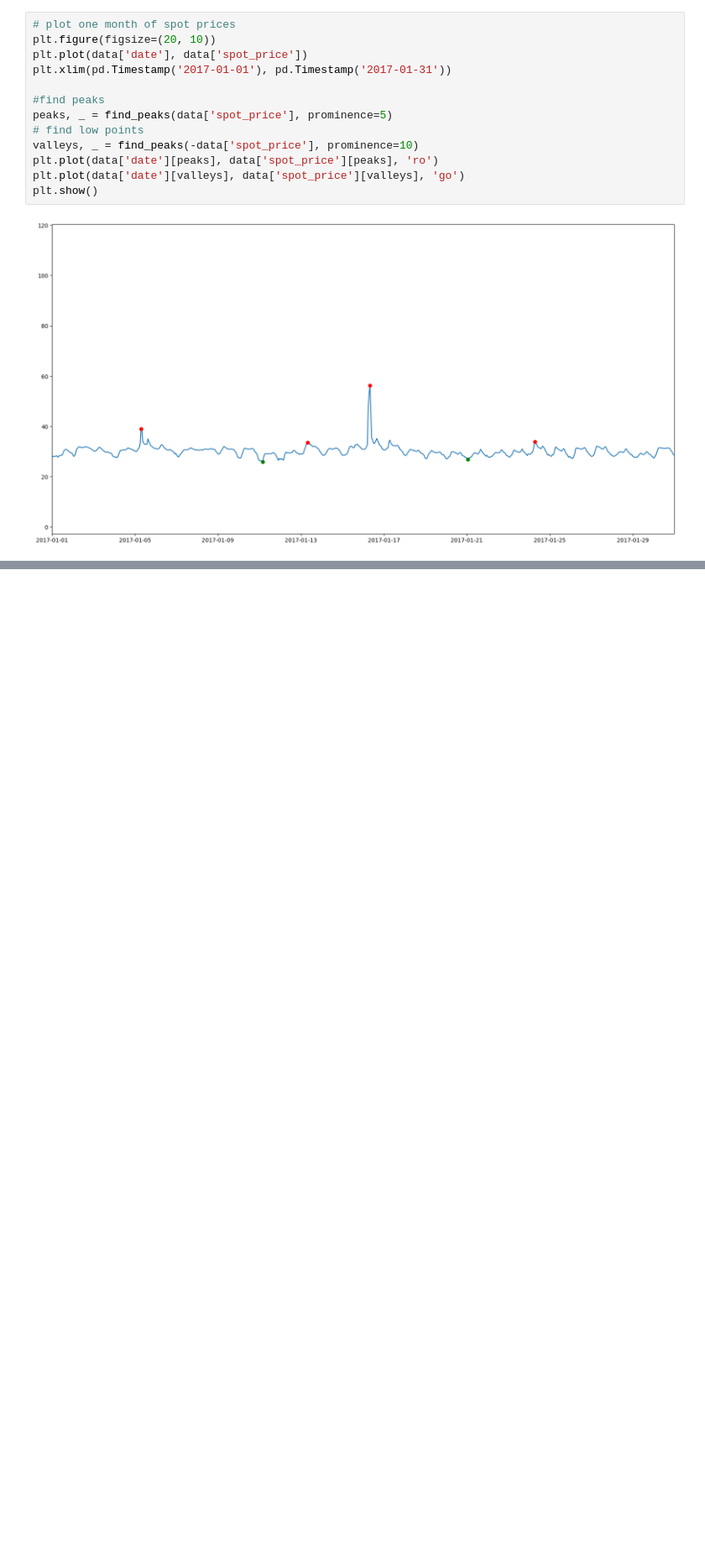
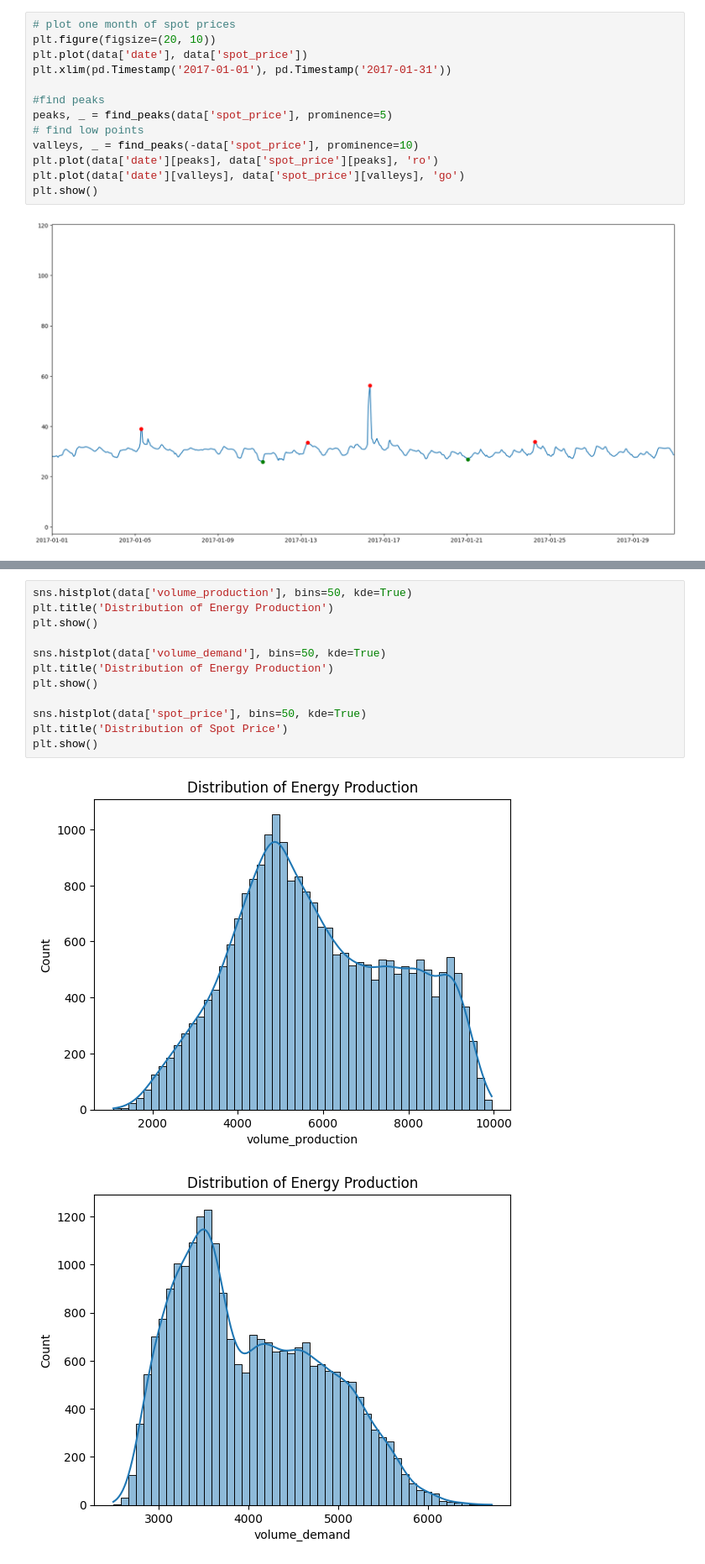
Before and after one commit to CPeti/Spot-price-prediction, a Jupyter notebook: exploration.ipynb, the cells around one changed output, grey strips where cells are left out. Shown at 84% size. Cells and saved outputs as stored; diff of their text form; blank space fills up the shorter version.

Commit message:
some new graphs, merged into one notebook

```diff
--- a/exploration.ipynb
+++ b/exploration.ipynb
@@ -276,0 +280,15 @@ plt.show()
+# %%
+sns.histplot(data['volume_production'], bins=50, kde=True)
+plt.title('Distribution of Energy Production')
+plt.show()
+
+sns.histplot(data['volume_demand'], bins=50, kde=True)
+plt.title('Distribution of Energy Production')
+plt.show()
+
+sns.histplot(data['spot_price'], bins=50, kde=True)
+plt.title('Distribution of Spot Price')
+plt.show()
+# %% [output]
+[figure, added]
+[figure, added]
```
Also changed, not shown: parts of 38 cells of this notebook.
